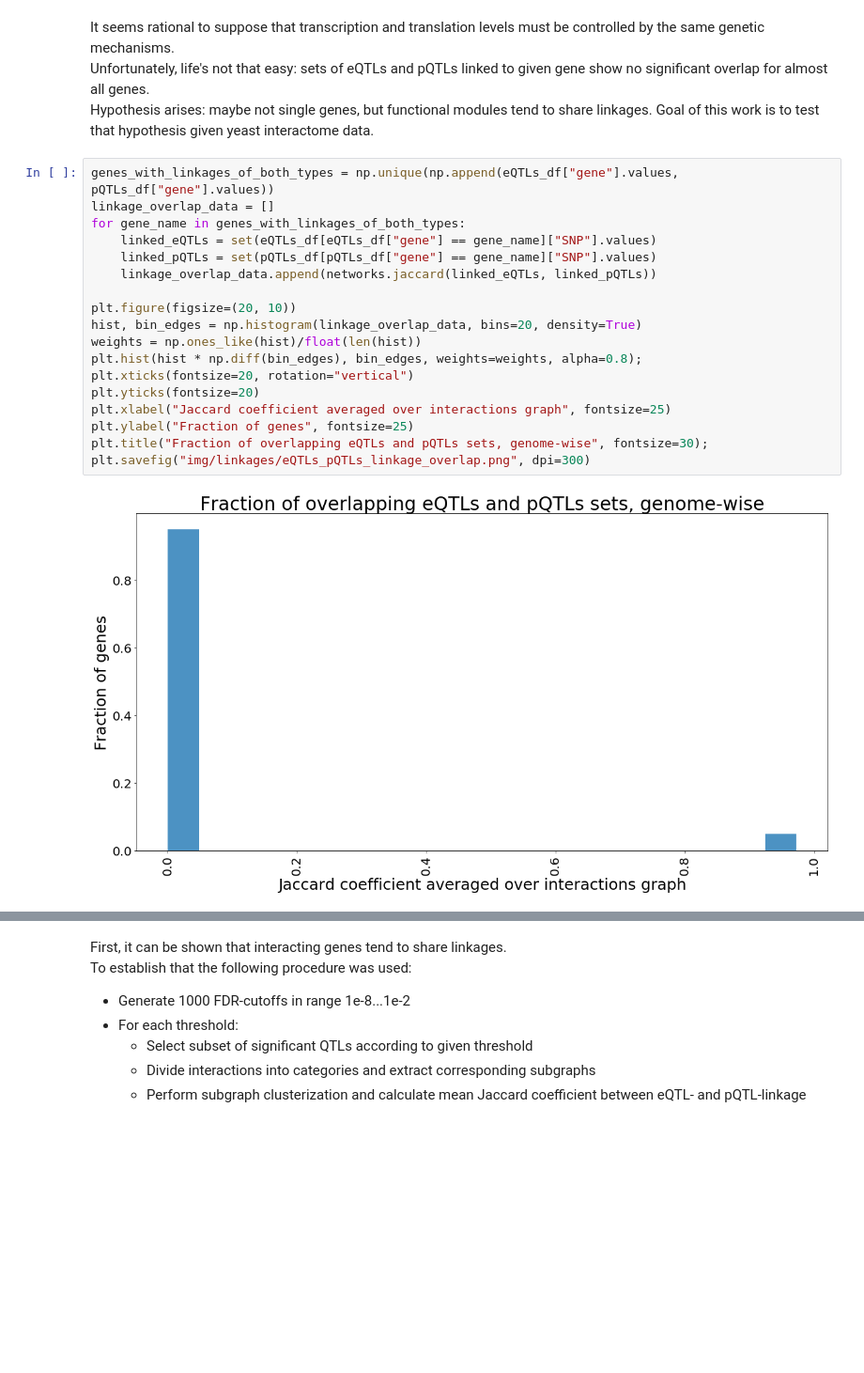
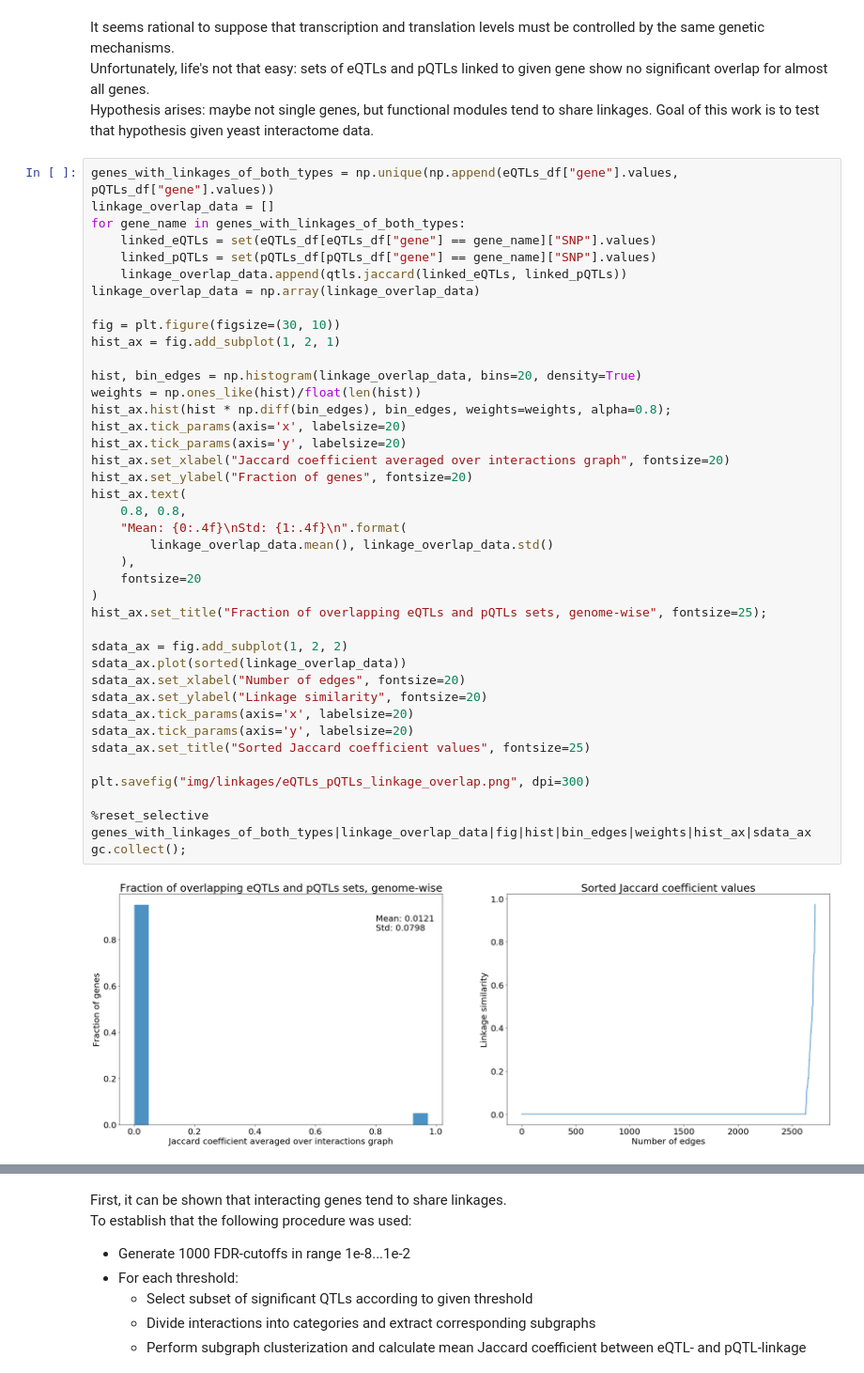
Before and after one commit to ivanov-v-v/PPINs-QTLs-Joint-Analysis, a Jupyter notebook: src/data_analysis.ipynb, the cells around one changed output, grey strips where cells are left out. Shown at 94% size. Saved outputs shown, nothing was run; the diff lists cells and outputs as text; blank space fills up the shorter version.

```diff
--- a/src/data_analysis.ipynb
+++ b/src/data_analysis.ipynb
@@ -132,20 +141,42 @@ Hypothesis arises: maybe not single genes, but functional modules tend to share
 # %%
 genes_with_linkages_of_both_types = np.unique(np.append(eQTLs_df["gene"].values, pQTLs_df["gene"].values))
 linkage_overlap_data = []
 for gene_name in genes_with_linkages_of_both_types:
     linked_eQTLs = set(eQTLs_df[eQTLs_df["gene"] == gene_name]["SNP"].values)
     linked_pQTLs = set(pQTLs_df[pQTLs_df["gene"] == gene_name]["SNP"].values)
-    linkage_overlap_data.append(networks.jaccard(linked_eQTLs, linked_pQTLs))
+    linkage_overlap_data.append(qtls.jaccard(linked_eQTLs, linked_pQTLs))
+linkage_overlap_data = np.array(linkage_overlap_data)
 
-plt.figure(figsize=(20, 10))
+fig = plt.figure(figsize=(30, 10))
+hist_ax = fig.add_subplot(1, 2, 1)
+
 hist, bin_edges = np.histogram(linkage_overlap_data, bins=20, density=True)
 weights = np.ones_like(hist)/float(len(hist))
-plt.hist(hist * np.diff(bin_edges), bin_edges, weights=weights, alpha=0.8);
-plt.xticks(fontsize=20, rotation="vertical")
-plt.yticks(fontsize=20)
-plt.xlabel("Jaccard coefficient averaged over interactions graph", fontsize=25)
-plt.ylabel("Fraction of genes", fontsize=25)
-plt.title("Fraction of overlapping eQTLs and pQTLs sets, genome-wise", fontsize=30);
+hist_ax.hist(hist * np.diff(bin_edges), bin_edges, weights=weights, alpha=0.8);
+hist_ax.tick_params(axis='x', labelsize=20)
+hist_ax.tick_params(axis='y', labelsize=20)
+hist_ax.set_xlabel("Jaccard coefficient averaged over interactions graph", fontsize=20)
+hist_ax.set_ylabel("Fraction of genes", fontsize=20)
+hist_ax.text(
+    0.8, 0.8,
+    "Mean: {0:.4f}\nStd: {1:.4f}\n".format(
+        linkage_overlap_data.mean(), linkage_overlap_data.std()
+    ),
+    fontsize=20
+)
+hist_ax.set_title("Fraction of overlapping eQTLs and pQTLs sets, genome-wise", fontsize=25);
+
+sdata_ax = fig.add_subplot(1, 2, 2)
+sdata_ax.plot(sorted(linkage_overlap_data))
+sdata_ax.set_xlabel("Number of edges", fontsize=20)
+sdata_ax.set_ylabel("Linkage similarity", fontsize=20)
+sdata_ax.tick_params(axis='x', labelsize=20)
+sdata_ax.tick_params(axis='y', labelsize=20)
+sdata_ax.set_title("Sorted Jaccard coefficient values", fontsize=25)
+
 plt.savefig("img/linkages/eQTLs_pQTLs_linkage_overlap.png", dpi=300)
+
+%reset_selective genes_with_linkages_of_both_types|linkage_overlap_data|fig|hist|bin_edges|weights|hist_ax|sdata_ax
+gc.collect();
 # %% [output]
-[figure, old version]
+[figure, new version]
```
Also changed, not shown: parts of 23 cells of this notebook, 27 other files.
